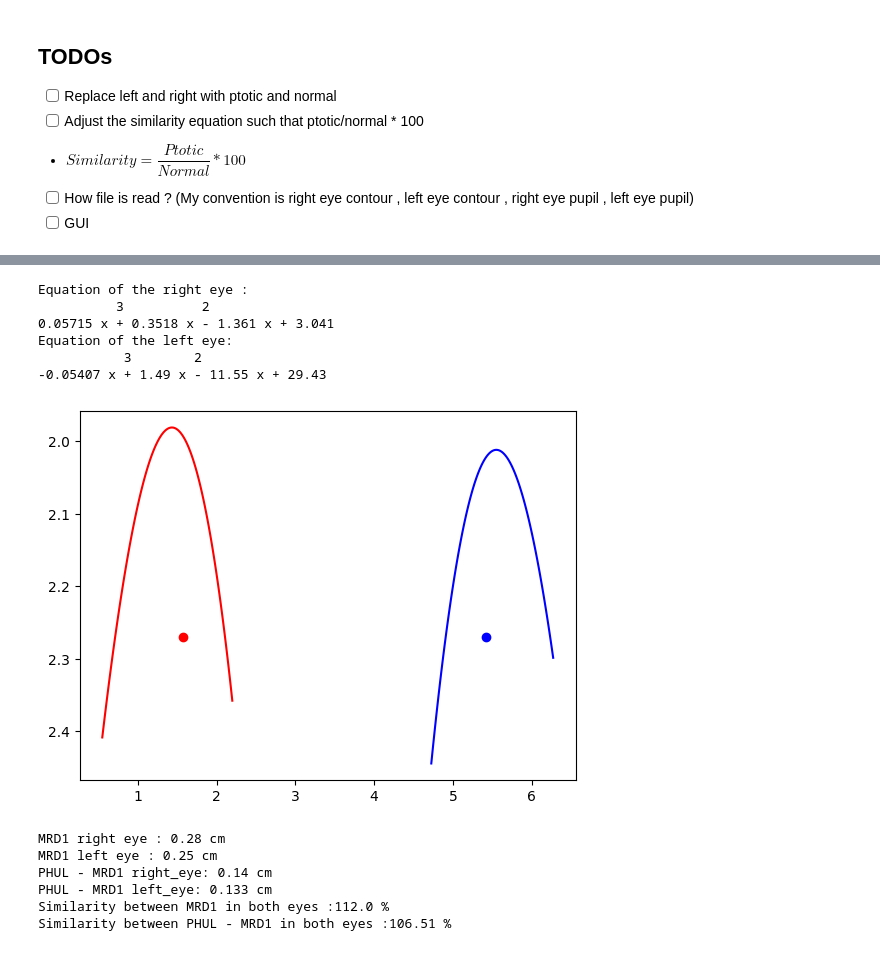
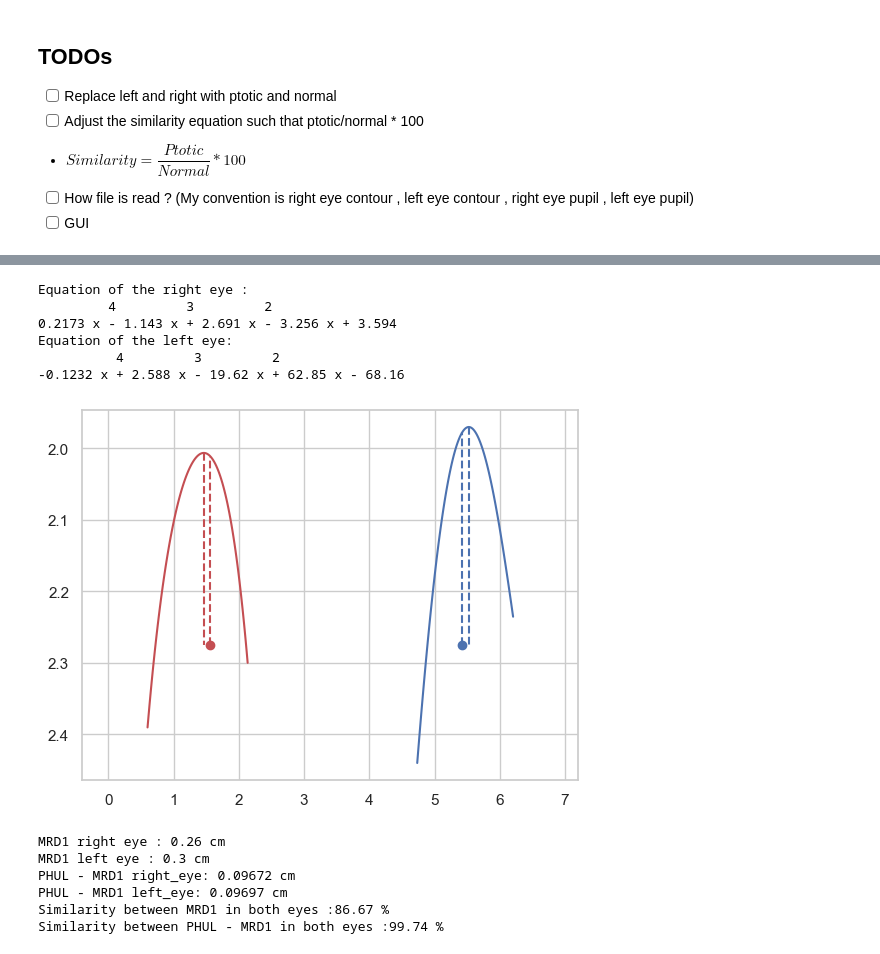
Before and after one commit to Oz174/Ptotic_Eye_Project, a Jupyter notebook: final_work_test.ipynb, the cells around one changed output, grey strips where cells are left out. Cells and saved outputs as stored; diff of their text form; code cells hidden in the pictures.

Commit message:
clean plot

```diff
--- a/final_work_test.ipynb
+++ b/final_work_test.ipynb
@@ -1,6 +1,8 @@
 # %%
 import numpy as np
 import matplotlib.pyplot as plt
+import seaborn as sns
+sns.set_theme(style='whitegrid')
 # %% [markdown]
 ## TODOs
 - [ ] Replace left and right with ptotic and normal
@@ -31,7 +33,7 @@ def read_coordinates(filename,split_idx):
 def choose_best_fit_degree(contour):
     x = [c[0]/100 for c in contour]
     y = [c[1]/100 for c in contour]
-    degree = 3
+    degree = 4
     p = np.polyfit(x,y,degree)
     return x , np.poly1d(p)
 
@@ -51,7 +53,7 @@ def plot_contour(right_contour,left_contour,right_pupil,left_pupil,ptotic):
     x_right,fx = choose_best_fit_degree(right_contour)
     print(f"Equation of the right eye : \n {fx}")
     x_left,gx = choose_best_fit_degree(left_contour)
-    print(f"Equation of the left eye: \n {np.poly1d(gx)}")
+    print(f"Equation of the left eye: \n {gx}")
 
     #################### PLOTTING THE FIT ##########################
     x_right_new = np.linspace(min(x_right),max(x_right),100)
@@ -61,6 +63,16 @@ def plot_contour(right_contour,left_contour,right_pupil,left_pupil,ptotic):
     x_left_new = np.linspace(min(x_left),max(x_left),100)
     y_left_new = gx(x_left_new)
     plt.plot(x_left_new,y_left_new,c='b')
+
+    plt.xlim(min(x_right)-1,max(x_left)+1)
+
+    ## MRD plot line
+    plt.plot([right_pupil[0]/100,right_pupil[0]/100], [right_pupil[1]/100,fx(right_pupil[0]/100) ], linestyle='--',color='r')
+    plt.plot([left_pupil[0]/100,left_pupil[0]/100], [left_pupil[1]/100,gx(left_pupil[0]/100) ], linestyle='--',color='b')
+
+    # PHUL plotline
+    plt.plot([x_right_new[np.argmin(fx(x_right_new))],x_right_new[np.argmin(fx(x_right_new))]],[min(fx(x_right_new)),right_pupil[1]/100],linestyle='--',color='r')
+    plt.plot([x_left_new[np.argmin(gx(x_left_new))],x_left_new[np.argmin(gx(x_left_new))]],[min(gx(x_left_new)),left_pupil[1]/100],linestyle='--',color='b')
     plt.show()
     ######################### MRD1 , PHUL , Similarity ############################
     ########################### MRD1 ##################################
@@ -72,11 +84,11 @@ def plot_contour(right_contour,left_contour,right_pupil,left_pupil,ptotic):
 
     ########################### PHUL ##################################
     mrd1phul_right = abs(x_right_new[np.argmin(fx(x_right_new))] - right_pupil[0]/100)
-    print(f"PHUL - MRD1 right_eye: {round(mrd1phul_right,2)} cm")
+    print(f"PHUL - MRD1 right_eye: {round(mrd1phul_right,5)} cm")
 
     mrd1phul_left = abs(x_left_new[np.argmin(gx(x_left_new))] - left_pupil[0]/100)
 
-    print(f"PHUL - MRD1 left_eye: {round(mrd1phul_left,4)} cm")
+    print(f"PHUL - MRD1 left_eye: {round(mrd1phul_left,5)} cm")
 
     ########################### SIMILARITY ##################################
     print(f"Similarity between MRD1 in both eyes :{compute_similarity(mrd1_right,mrd1_left,ptotic)} %")
@@ -101,18 +113,18 @@ Similarity between PHUL - MRD1 in both eyes :146.17 %
 # %%
-upper_right_contour,upper_left_contour,right_pupil,left_pupil = read_coordinates('rotated_post.txt',11)
+upper_right_contour,upper_left_contour,right_pupil,left_pupil = read_coordinates('postop.txt',10)
 
 plot_contour(upper_right_contour,upper_left_contour,right_pupil,left_pupil,'r')
 # %% [output]
 Equation of the right eye :
-          3          2
-0.05715 x + 0.3518 x - 1.361 x + 3.041
+         4         3         2
+0.2173 x - 1.143 x + 2.691 x - 3.256 x + 3.594
 Equation of the left eye:
-           3        2
--0.05407 x + 1.49 x - 11.55 x + 29.43
+          4         3         2
+-0.1232 x + 2.588 x - 19.62 x + 62.85 x - 68.16
-[figure, old version]
+[figure, new version]
-MRD1 right eye : 0.28 cm
-MRD1 left eye : 0.25 cm
-PHUL - MRD1 right_eye: 0.14 cm
-PHUL - MRD1 left_eye: 0.133 cm
-Similarity between MRD1 in both eyes :112.0 %
-Similarity between PHUL - MRD1 in both eyes :106.51 %
+MRD1 right eye : 0.26 cm
+MRD1 left eye : 0.3 cm
+PHUL - MRD1 right_eye: 0.09672 cm
+PHUL - MRD1 left_eye: 0.09697 cm
+Similarity between MRD1 in both eyes :86.67 %
+Similarity between PHUL - MRD1 in both eyes :99.74 %
```
Also changed, not shown: parts of 1 cell of this notebook, 4 other files.
